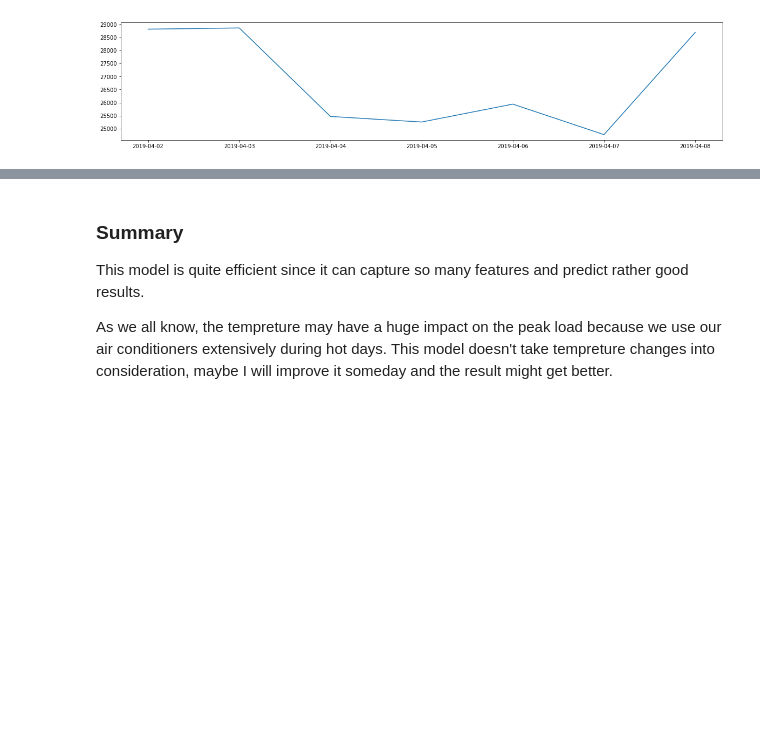
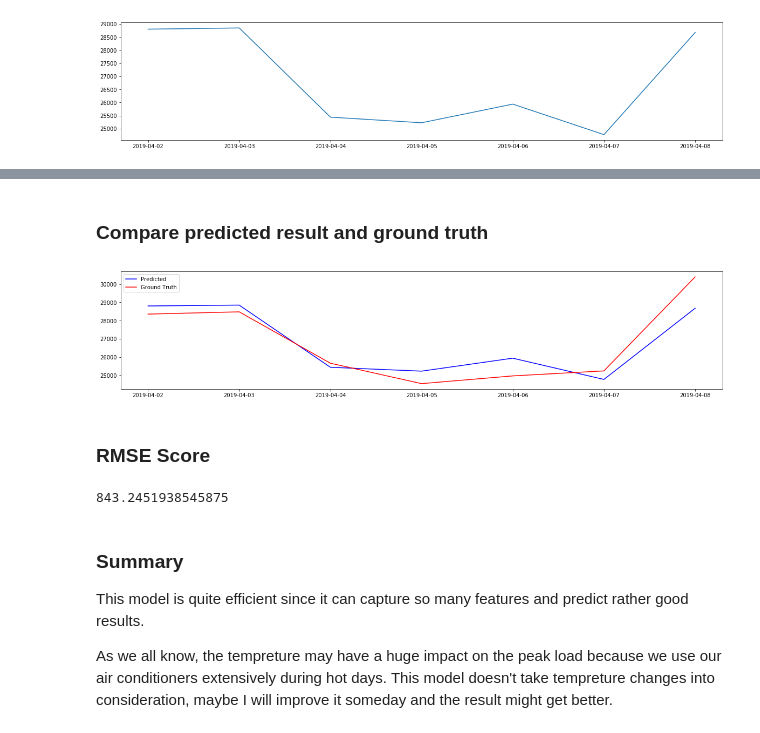
Before and after one commit to Jadezzz/Taipower_forecast, a Jupyter notebook: forecasting.ipynb, the cells around one changed output, grey strips where cells are left out. Saved outputs shown, nothing was run; the diff lists cells and outputs as text; code cells hidden in the pictures; blank space fills up the shorter version.

Commit message:
update ground truth

```diff
--- a/forecasting.ipynb
+++ b/forecasting.ipynb
@@ -327,0 +330,2 @@ INFO:fbprophet:Disabling daily seasonality. Run prophet with daily_seasonality=T
+# %%
+ground_truth = pd.read_csv('./datasets/GroundTruth.csv')
@@ -328,3 +343,20 @@ INFO:fbprophet:Disabling daily seasonality. Run prophet with daily_seasonality=T
+# %% [markdown]
+### Compare predicted result and ground truth
+# %%
+plt.figure(figsize=(20,4))
+x_axis = pd.to_datetime(forecast['ds'].tail(7), format='%Y-%m-%d')
+plt.plot_date(x_axis, forecast['yhat'].tail(7), 'b-')
+plt.plot_date(x_axis, ground_truth['peak_load(MW)'], 'r-')
+plt.legend(['Predicted', 'Ground Truth'])
+plt.show()
+# %% [output]
+[figure, added]
+# %% [markdown]
+### RMSE Score
+# %%
+rmse(forecast['yhat'].tail(7), ground_truth['peak_load(MW)'])
+# %% [output]
+843.2451938545875
 # %% [markdown]
 ### Summary
 
```
Also changed, not shown: parts of 7 cells of this notebook, 1 other file.
